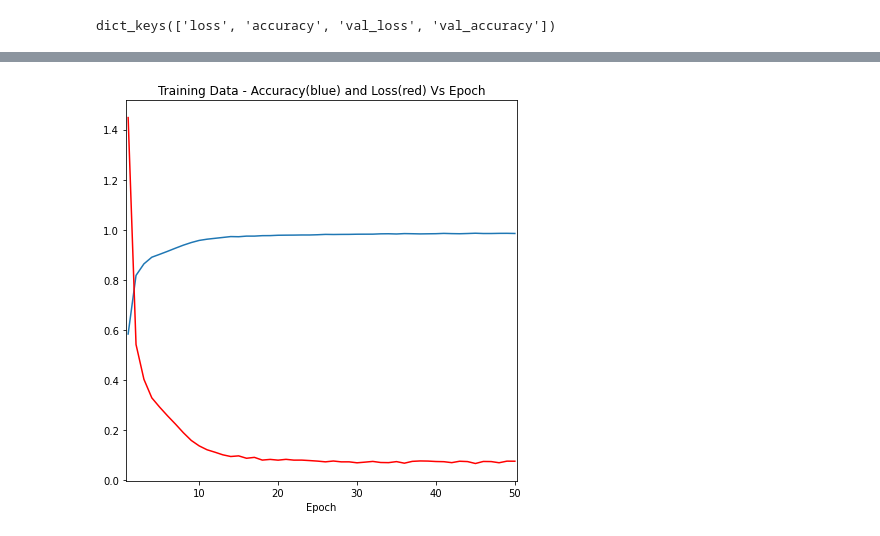
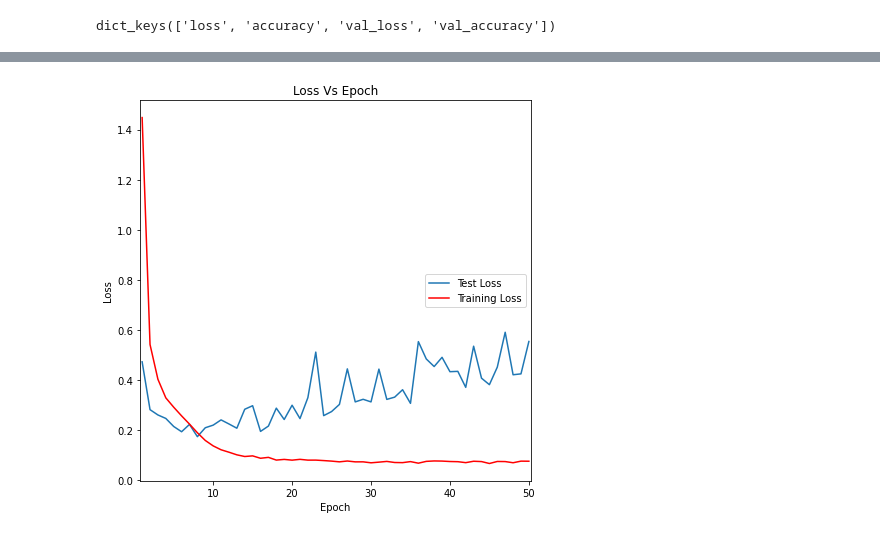
Before and after one commit to ashleep/Heningburg_Pounds_Final_Project, a Jupyter notebook: CNNtest.ipynb, the cells around one changed output, grey strips where cells are left out. Drawn from its saved outputs; the diff is of its cells as text; code cells hidden in the pictures.

Commit message:
charts with legends

```diff
--- a/CNNtest.ipynb
+++ b/CNNtest.ipynb
@@ -254,11 +267,13 @@ for i in range (1,51):
 # %%
-#Train Accuracy and Loss VS epoch
+#Test Accuracy and Loss VS epoch
 plt.figure(figsize=(7,7))
 plt.margins(x = .005)
-plt.plot(epochs, acc)
+plt.plot(epochs, test_loss)
 plt.plot(epochs, loss, color = 'r')
 plt.xlabel("Epoch")
-plt.title("Training Data - Accuracy(blue) and Loss(red) Vs Epoch")
+plt.ylabel("Loss")
+plt.title("Loss Vs Epoch")
+plt.legend(["Test Loss","Training Loss"],loc=5)
 plt.show()
 # %% [output]
-[figure, old version]
+[figure, new version]
```
Also changed, not shown: parts of 2 cells of this notebook.
